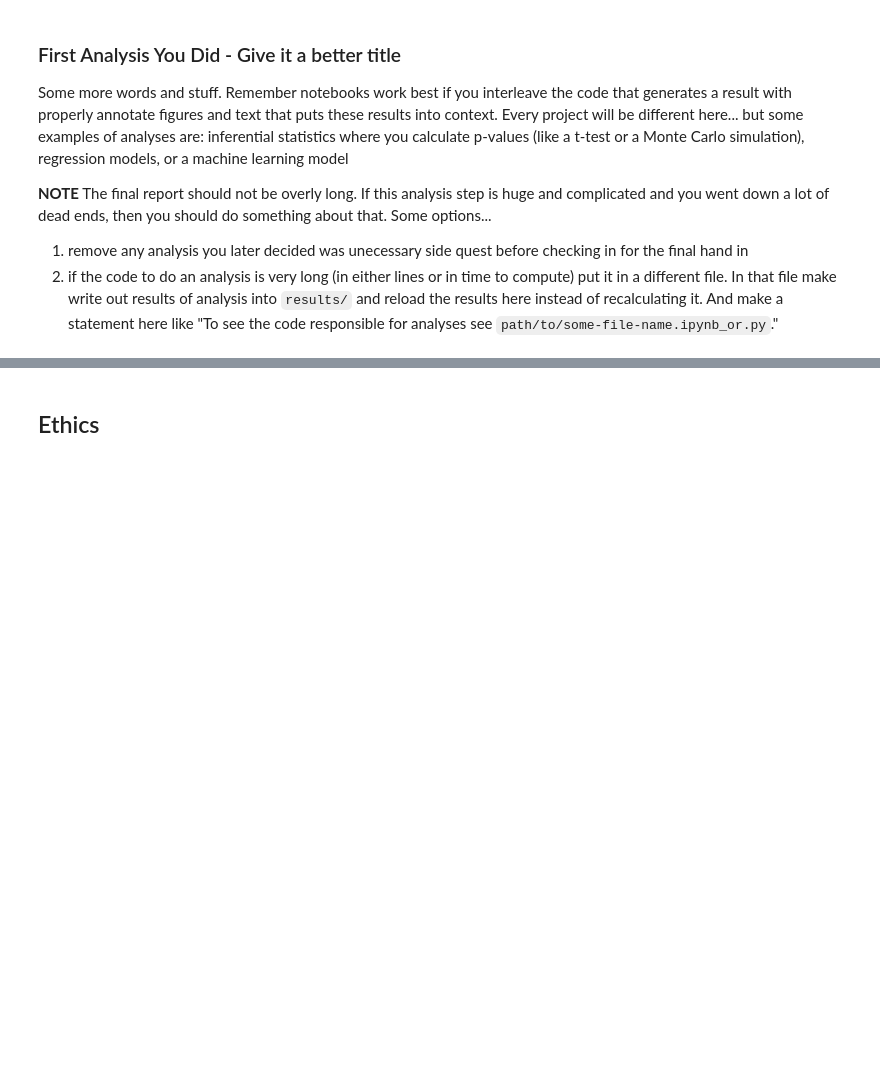
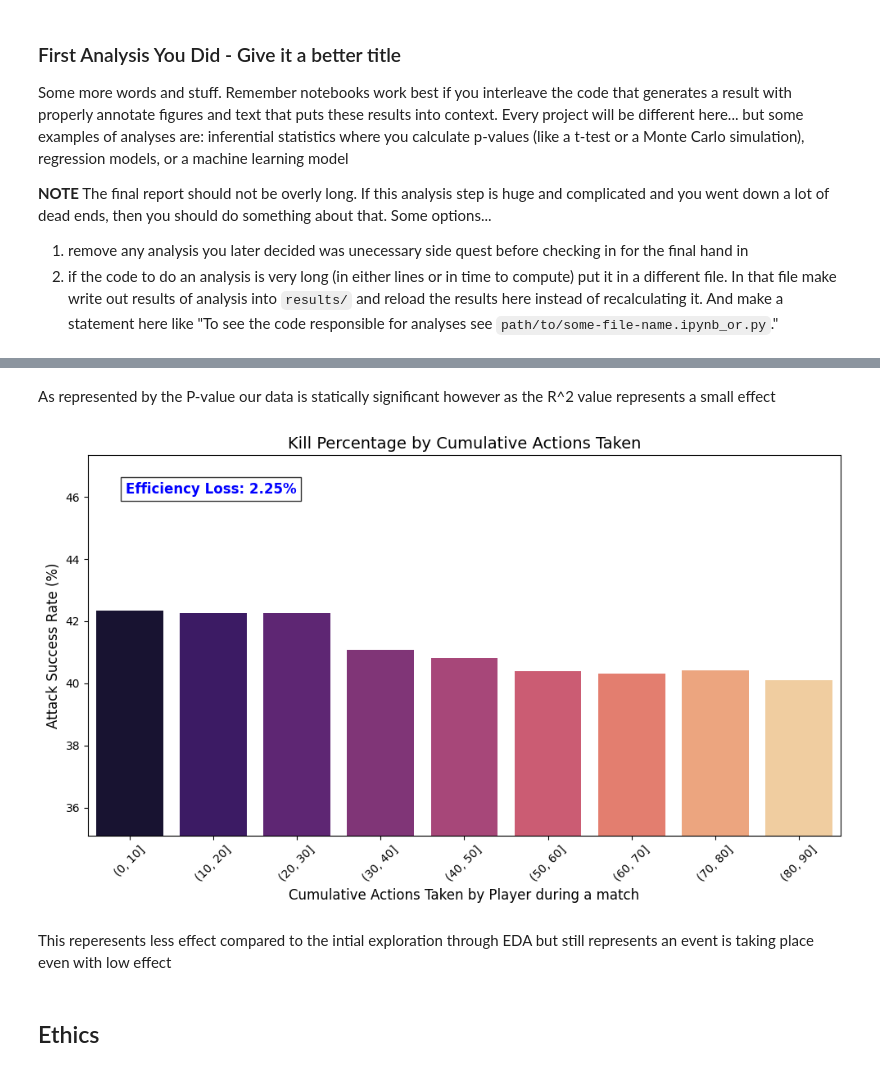
Before and after one commit to COGS108/Group035_WI26, a Jupyter notebook: 03-FinalProject.ipynb, the cells around one changed output, grey strips where cells are left out. Saved outputs shown, nothing was run; the diff lists cells and outputs as text; code cells hidden in the pictures; blank space fills up the shorter version.

```diff
--- a/03-FinalProject.ipynb
+++ b/03-FinalProject.ipynb
@@ -644,3 +712,41 @@ Some more words and stuff.  Remember notebooks work best if you interleave the c
+# %% [markdown]
+As represented by the P-value our data is statically significant however as the R^2 value represents a small effect
+# %%
+# Create bins for cumulative load (e.g., every 10 actions)
+attacks_df['Load_Bin'] = pd.cut(attacks_df['Player_Cumulative_Load'], bins=range(0, 100, 10))
+
+# Calculate the average kill percentage per bin
+bin_stats = attacks_df.groupby('Load_Bin')['Is_Kill'].mean().reset_index()
+bin_stats['Kill_Pct'] = bin_stats['Is_Kill'] * 100
+
+#difference between bins
+first_bin_val = bin_stats['Kill_Pct'].iloc[0]
+last_bin_val = bin_stats['Kill_Pct'].iloc[-1]
+total_drop = first_bin_val - last_bin_val
+
+# plot
+plt.figure(figsize=(10, 6))
+sns.barplot(data=bin_stats, x='Load_Bin', y='Kill_Pct', hue='Load_Bin', dodge=False, palette='magma', legend=False)
+
+# sets bottom to be 5 percent below the lowerst bar
+plt.ylim(bin_stats['Kill_Pct'].min() - 5, bin_stats['Kill_Pct'].max() + 5)
+
+plt.title('Kill Percentage by Cumulative Actions Taken', fontsize=14)
+plt.xlabel('Cumulative Actions Taken by Player during a match', fontsize=12)
+plt.ylabel('Attack Success Rate (%)', fontsize=12)
+plt.xticks(rotation=45)
+
+plt.text(0.05, 0.9, f'Efficiency Loss: {total_drop:.2f}%',
+         transform=plt.gca().transAxes,
+         fontsize=12, color='blue', weight='bold',
+         bbox=dict(facecolor='white', alpha=0.8))
+
+plt.tight_layout()
+plt.show()
+# %% [output]
+[figure, added]
+# %% [markdown]
+This reperesents less effect compared to the intial exploration through EDA but still represents an event is taking place even with low effect
 # %% [markdown]
 ## Ethics
 # %% [markdown]
```
Also changed, not shown: parts of 8 cells of this notebook.
